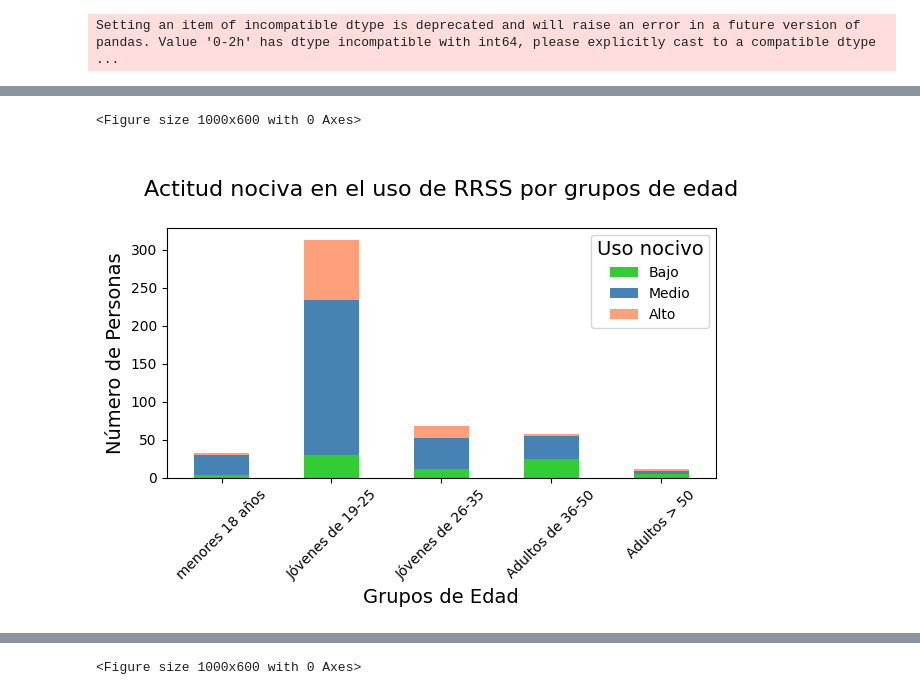
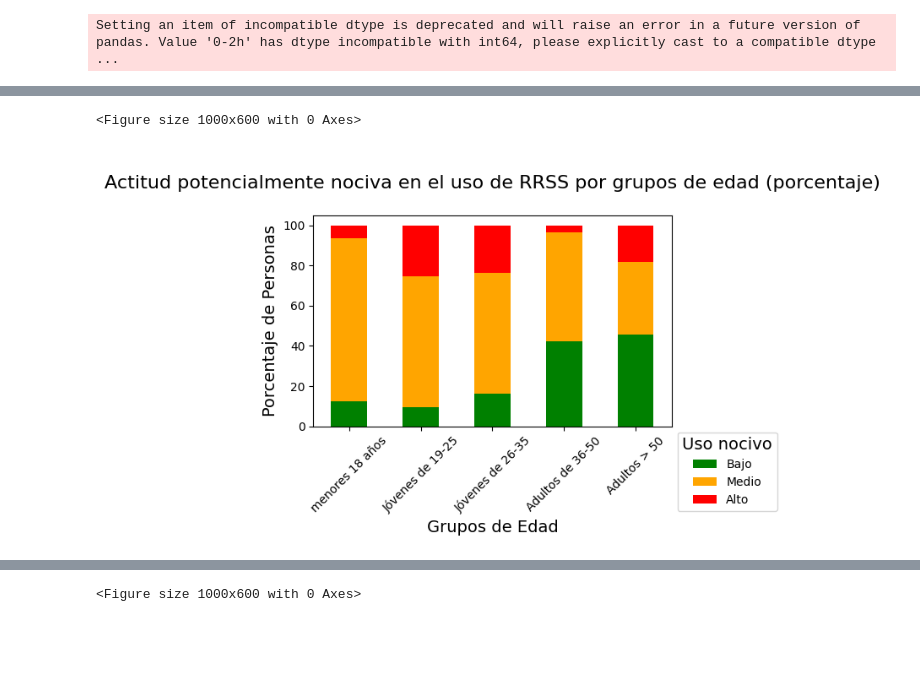
Before and after one commit to Teret90/Exploratory-Data-Analysis-on-Social-Media-Impact-on-Mental-Health, a Jupyter notebook: notebook/memoria.ipynb, the cells around one changed output, grey strips where cells are left out. Saved outputs shown, nothing was run; the diff lists cells and outputs as text; code cells hidden in the pictures; blank space fills up the shorter version.

```diff
--- a/notebook/memoria.ipynb
+++ b/notebook/memoria.ipynb
@@ -111,2 +101,3 @@ df_1_esp["Timestamp"]=pd.to_datetime(df_1_esp["Timestamp"])
 # %%
-df_1_esp = df_1_esp.loc[:, ["Timestamp", "Edad","Género" ,"Estatus relacional","Ocupación" ,"Afiliación" ,"RS_uso" ,"RS_tipo" ,"RS_tiempo_medio" ,"TDAH_1" ,"TDAH_2" ,"TDAH_3" , "TDAH_4", "Ansiedad_1" ,"Ansiedad_2","Autoestima_1" ,"Autoestima_2" ,"Autoestima_3","Depresion_1","Depresion_2","Depresion_3"]]
+
+df_1_esp = df_1_esp.loc[:, ["Edad","Género" ,"Estatus relacional","Ocupación"  ,"RS_uso" ,"RS_tipo" ,"RS_tiempo_medio" ,"TDAH_1" ,"TDAH_2" ,"TDAH_3" , "TDAH_4", "Ansiedad_1" ,"Ansiedad_2","Autoestima_1" ,"Autoestima_2" ,"Autoestima_3","Depresion_1","Depresion_2","Depresion_3"]]
@@ -627,0 +626,13 @@ plt.ylabel("Media resupestas riesgo depresivo");
+# %%
+condiciones = [
+    (df_1_esp["RS_tiempo_medio"] == 'Between 4 and 5 hours') | (df_1_esp["RS_tiempo_medio"] == 'More than 5 hours'),
+    (df_1_esp["RS_tiempo_medio"] == 'Between 2 and 3 hours') | (df_1_esp["RS_tiempo_medio"] == 'Between 3 and 4 hours'),
+    (df_1_esp["RS_tiempo_medio"] == 'Less than an Hour') | (df_1_esp["RS_tiempo_medio"] =='Between 1 and 2 hours')
+]
+
+opciones = ["Alto", "Medio", "Bajo"]
+
+df_1_esp["Tipo_uso"] = np.select(condiciones, opciones, default="Desconocido")
+
+print(df_1_esp[['RS_tiempo_medio', 'Tipo_uso']].tail(15))
+print((df_1_esp['Tipo_uso'] == "Desconocido").value_counts())
@@ -727,7 +774,7 @@ plt.show()
 # %%
 
 
-df_1_esp["Grupos_edad"] = 0
+df_1_esp["Grupos_edad"] = np.nan
 
 df_1_esp.loc[df_1_esp["Edad"]<= 18, "Grupos_edad"] = "menores 18 años"
 
@@ -920,23 +1103,28 @@ orden_grupos_edad = [
 # %%
-
 baja_counts = mascara_actitud_ansiosa_baja_1["Grupos_edad"].value_counts().sort_index()
 media_counts = mascara_actitud_ansiosa_media_1["Grupos_edad"].value_counts().sort_index()
 alta_counts = mascara_actitud_ansiosa_alta_1["Grupos_edad"].value_counts().sort_index()
+df_counts_absolute = pd.DataFrame({"Bajo": baja_counts, "Medio": media_counts, "Alto": alta_counts})
 
-df_counts = pd.DataFrame({"Bajo": baja_counts, "Medio": media_counts, "Alto": alta_counts})
 
-# Ordenar los índices (grupos de edad) para asegurar un orden correcto en el gráfico
-df_counts = df_counts.reindex(["menores 18 años", "Jóvenes de 19-25", "Jóvenes de 26-35", "Adultos de 36-50", "Adultos > 50"])
+df_counts_absolute = df_counts_absolute.reindex(orden_grupos_edad)
+
+
+df_counts_percent = df_counts_absolute.div(df_counts_absolute.sum(axis=1), axis=0) * 100
+
+colores = {'Bajo': 'green', 'Medio': 'orange', 'Alto': 'red'}
 
 plt.figure(figsize=(10, 6))
-df_counts.plot(kind="bar", stacked=True, color=["#32CD32", "#4682B4", "#FFA07A"])
-plt.title("\nActitud nociva en el uso de RRSS por grupos de edad\n", fontsize=16)
+
+df_counts_percent.plot(kind="bar", stacked=True, color=[colores["Bajo"], colores["Medio"], colores["Alto"]])
+
+plt.title("\nActitud potencialmente nociva en el uso de RRSS por grupos de edad (porcentaje)\n", fontsize=16)
 plt.xlabel("Grupos de Edad", fontsize=14)
-plt.ylabel("Número de Personas", fontsize=14)
+plt.ylabel("Porcentaje de Personas", fontsize=14)
 plt.xticks(rotation=45)
-plt.legend(title="Uso nocivo", title_fontsize="14")
+plt.legend(title="Uso nocivo", title_fontsize="14", loc='upper left', bbox_to_anchor=(1, 0))
 plt.tight_layout()
-plt.show();
+plt.show()
 # %% [output]
 <Figure size 1000x600 with 0 Axes>
-[figure, old version]
+[figure, new version]
```
Also changed, not shown: parts of 89 cells of this notebook, 5 other files.
